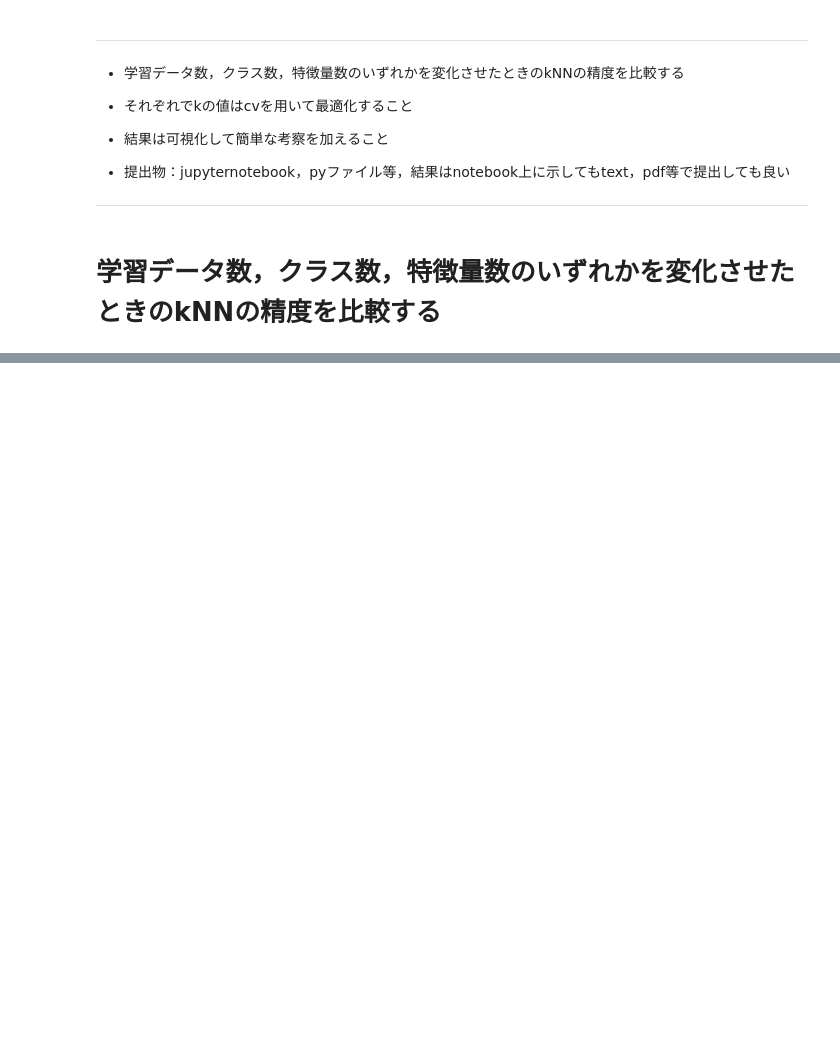
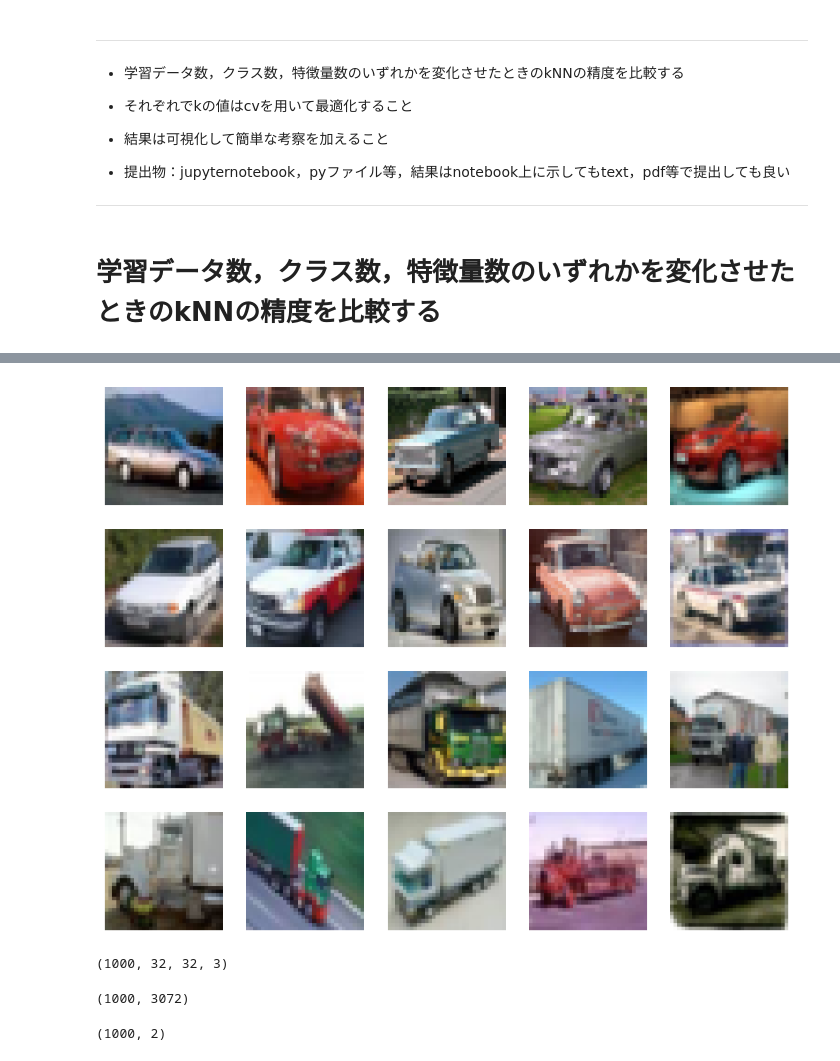
Before and after one commit to souldrive7/ECP, a Jupyter notebook: 教師あり学習課題‗村松先生.ipynb, the cells around one changed output, grey strips where cells are left out. Cells and saved outputs as stored; diff of their text form; code cells hidden in the pictures; blank space fills up the shorter version.

```diff
--- a/教師あり学習課題‗村松先生.ipynb
+++ b/教師あり学習課題‗村松先生.ipynb
@@ -408,0 +38,13 @@ weighted avg       0.68      0.68      0.68       200
+# %%
+# CIFAR-10 をロード
+(x_train, y_train), (x_test, y_test) = keras.datasets.cifar10.load_data()
+print("原画像数:", x_train.shape, x_test.shape)
+
+# ここではクラス 1 ('automobile') と 9 ('truck') のみ抽出
+cl1 = 1
+cl2 = 9
+x_train0 = x_train[np.where(y_train==cl1)[0]]
+x_train1 = x_train[np.where(y_train==cl2)[0]]
+x_test0 = x_test[np.where(y_test==cl1)[0]]
+x_test1 = x_test[np.where(y_test==cl2)[0]]
+print(x_train0.shape, x_train1.shape)
@@ -408,0 +56,10 @@ weighted avg       0.68      0.68      0.68       200
+# %%
+fig,ax = plt.subplots(4,5,figsize=(10,8))
+ax = ax.flatten()
+for i in range(10):
+  ax[i].imshow(x_train0[i])
+  ax[i].axis('off')
+  ax[i+10].imshow(x_train1[i])
+  ax[i+10].axis('off')
+# %% [output]
+[figure, added]
@@ -408,0 +71,17 @@ weighted avg       0.68      0.68      0.68       200
+# %%
+x_tr.shape
+# %% [output]
+(1000, 32, 32, 3)
+# %%
+x_tr = x_tr.reshape(x_tr.shape[0],-1)
+x_te = x_te.reshape(x_te.shape[0],-1)
+x_tr.shape
+# %% [output]
+(1000, 3072)
+# %%
+pca = PCA(n_components=2)
+train_pca = pca.fit_transform(x_tr)
+test_pca = pca.transform(x_te)
+train_pca.shape
+# %% [output]
+(1000, 2)
```
Also changed, not shown: parts of 42 cells of this notebook.
